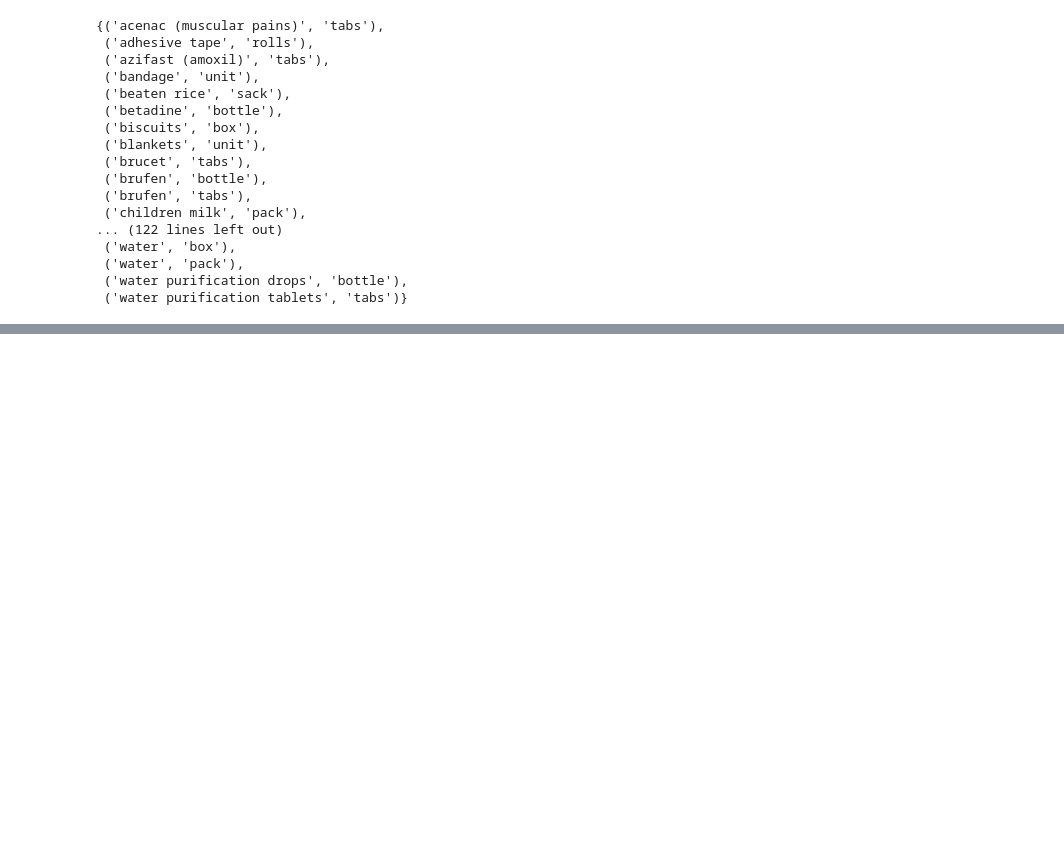
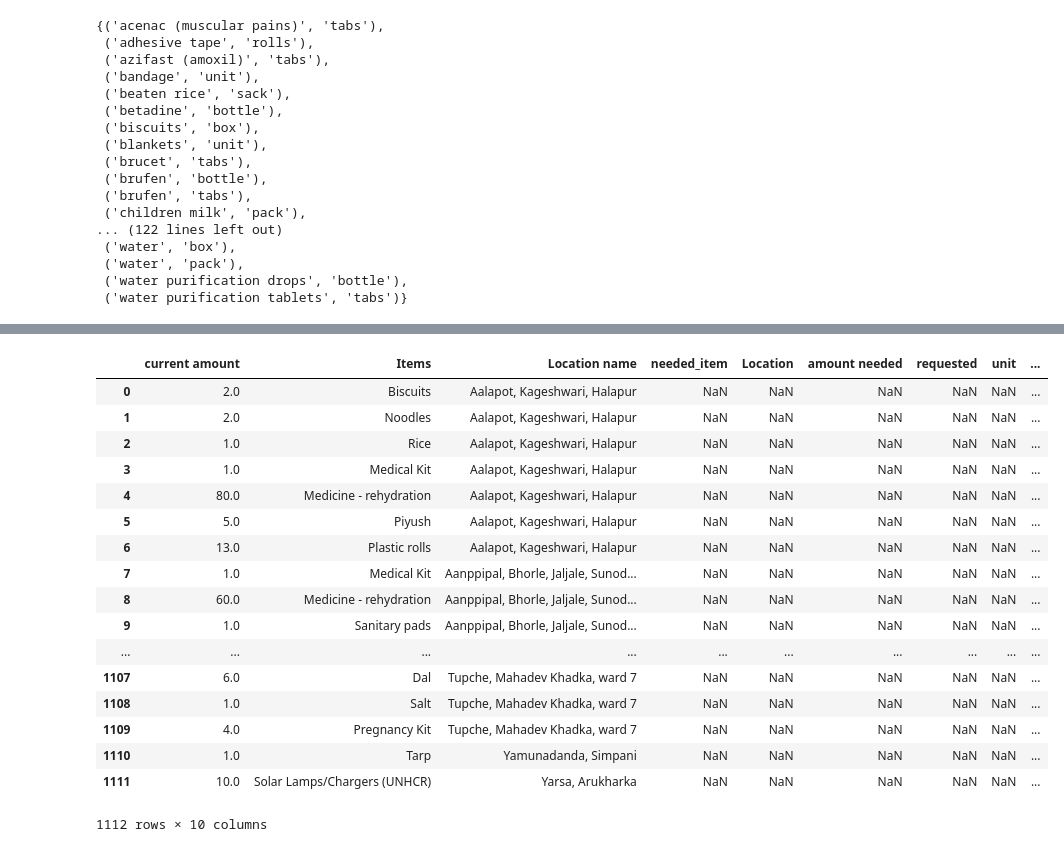
Before and after one commit to areibman/IBM-call-for-code-disaster-supply-chain, a Jupyter notebook: Pixie form db.ipynb, the cells around one changed output, grey strips where cells are left out. Cells and saved outputs as stored; diff of their text form; code cells hidden in the pictures; blank space fills up the shorter version.

```diff
--- a/Pixie form db.ipynb
+++ b/Pixie form db.ipynb
@@ -133,0 +150,4 @@ station_supplies
+# %%
+current_amounts = pd.concat(new_df)
+current_amounts = current_amounts.dropna(subset = ['Items'], how='all')
+current_amounts
@@ -134,3 +173,10 @@ station_supplies
+# %%
+current_amounts_lookup = {}
+for value in current_amounts.values:
+    if value[2] in current_amounts_lookup:
+        current_amounts_lookup[value[2]][value[1]] = value[0]
+    else:
+        current_amounts_lookup[value[2]] = {value[1]:value[0]}
 # %%
 matrix = []
 
@@ -138,6 +184,15 @@ for key in station_supplies.keys():
     item = key[0]
     location = key[1]
     amount = station_supplies[key]
-    matrix.append(pd.Series([item, location, amount, unit_lookup[item], *location_dict[location]],index=['needed_item','Location','amount needed', 'unit', 'lat', 'long']))
+    if location in current_amounts_lookup:
+        if item in current_amounts_lookup[location]:
+            requested = (amount - current_amounts_lookup[location][item])
+            print(requested,location,item)
+        else:
+            requested = amount
+    else: requested = amount
+
+
+    matrix.append(pd.Series([item, location, amount, requested, unit_lookup[item], *location_dict[location]],index=['needed_item','Location','amount needed','requested', 'unit', 'lat', 'long']))
 # %%
 final_data = pd.DataFrame(matrix)
@@ -153,3 +199,5 @@ final_data.head()
+# %%
+final_data['amount requested'] = [int(np.random.normal(x,)) for x in final_data['amount needed']]
 # %%
 display(final_data)
 # %% [output]
@@ -215,0 +205,21 @@ current_amounts
+# %%
+pd.merge(current_amounts, final_data,  how='left', left_on=['Location name','Items'], right_on = ['Location','needed_item'])
+# %% [output]
+|  | current amount | Items | Location name | needed_item | Location | amount needed | requested | unit | ... |
+| 0 | 2.0 | Biscuits | Aalapot, Kageshwari, Halapur | NaN | NaN | NaN | NaN | NaN | ... |
+| 1 | 2.0 | Noodles | Aalapot, Kageshwari, Halapur | NaN | NaN | NaN | NaN | NaN | ... |
+| 2 | 1.0 | Rice | Aalapot, Kageshwari, Halapur | NaN | NaN | NaN | NaN | NaN | ... |
+| 3 | 1.0 | Medical Kit | Aalapot, Kageshwari, Halapur | NaN | NaN | NaN | NaN | NaN | ... |
+| 4 | 80.0 | Medicine - rehydration | Aalapot, Kageshwari, Halapur | NaN | NaN | NaN | NaN | NaN | ... |
+| 5 | 5.0 | Piyush | Aalapot, Kageshwari, Halapur | NaN | NaN | NaN | NaN | NaN | ... |
+| 6 | 13.0 | Plastic rolls | Aalapot, Kageshwari, Halapur | NaN | NaN | NaN | NaN | NaN | ... |
+| 7 | 1.0 | Medical Kit | Aanppipal, Bhorle, Jaljale, Sunod... | NaN | NaN | NaN | NaN | NaN | ... |
+| 8 | 60.0 | Medicine - rehydration | Aanppipal, Bhorle, Jaljale, Sunod... | NaN | NaN | NaN | NaN | NaN | ... |
+| 9 | 1.0 | Sanitary pads | Aanppipal, Bhorle, Jaljale, Sunod... | NaN | NaN | NaN | NaN | NaN | ... |
+| ... | ... | ... | ... | ... | ... | ... | ... | ... | ... |
+| 1107 | 6.0 | Dal | Tupche, Mahadev Khadka, ward 7 | NaN | NaN | NaN | NaN | NaN | ... |
+| 1108 | 1.0 | Salt | Tupche, Mahadev Khadka, ward 7 | NaN | NaN | NaN | NaN | NaN | ... |
+| 1109 | 4.0 | Pregnancy Kit | Tupche, Mahadev Khadka, ward 7 | NaN | NaN | NaN | NaN | NaN | ... |
+| 1110 | 1.0 | Tarp | Yamunadanda, Simpani | NaN | NaN | NaN | NaN | NaN | ... |
+| 1111 | 10.0 | Solar Lamps/Chargers (UNHCR) | Yarsa, Arukharka | NaN | NaN | NaN | NaN | NaN | ... |
+1112 rows × 10 columns
```
Also changed, not shown: parts of 11 cells of this notebook, 5 other files.
